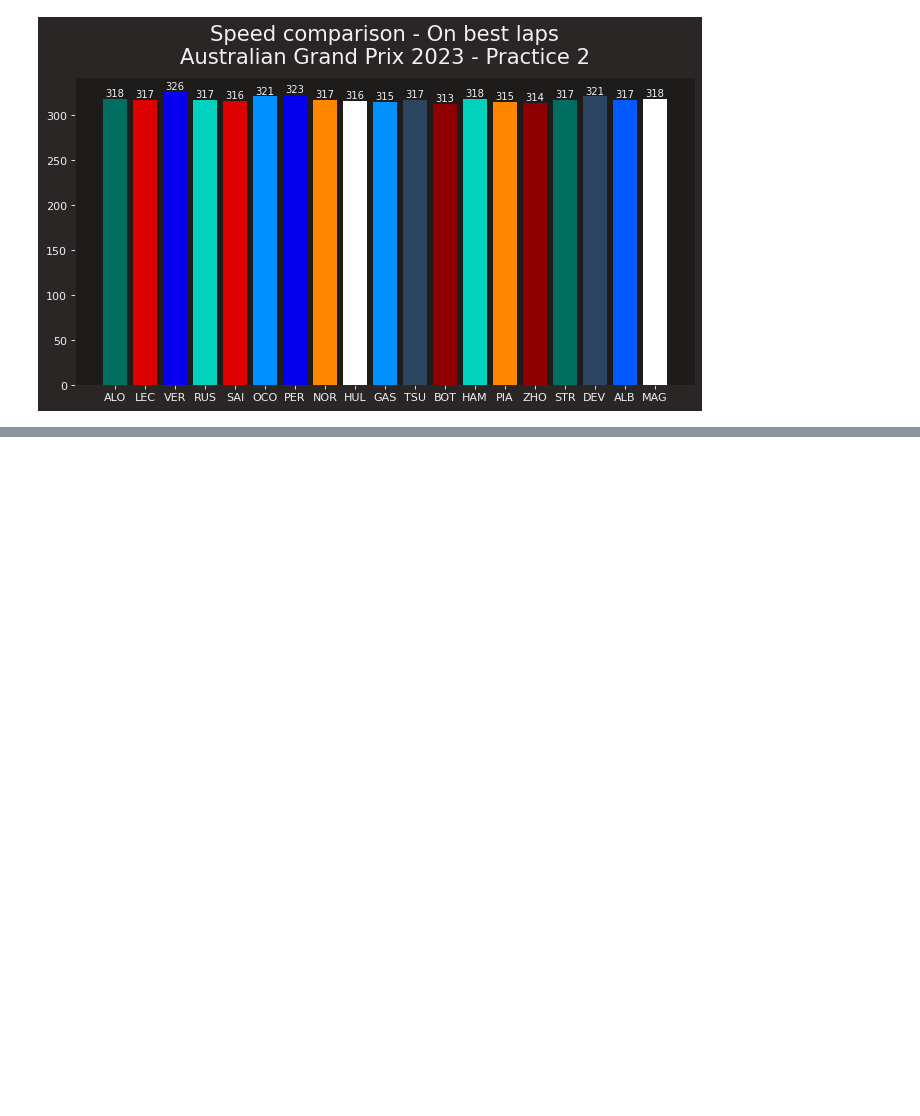
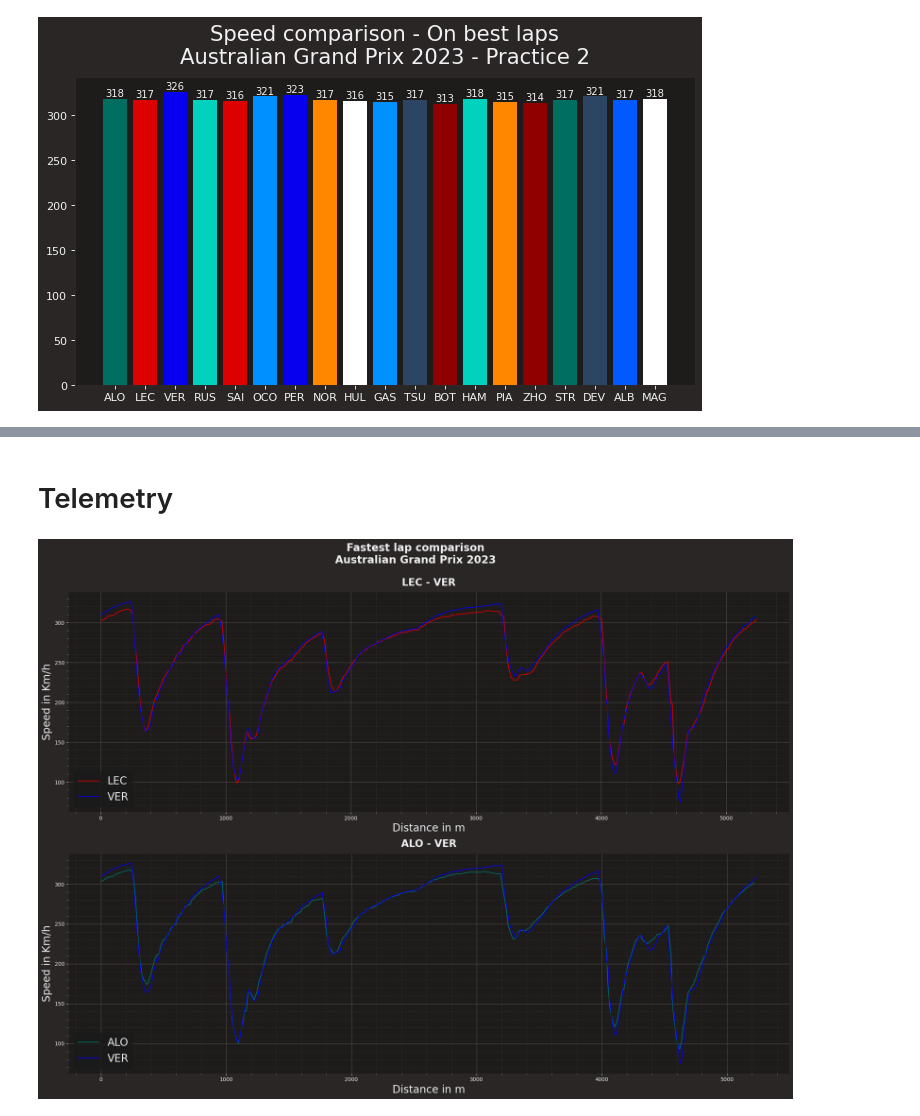
Before and after one commit to Rick8998/Australia2023F1, a Jupyter notebook: SessionAnalysis/fp2.ipynb, the cells around one changed output, grey strips where cells are left out. Cells and saved outputs as stored; diff of their text form; code cells hidden in the pictures; blank space fills up the shorter version.

```diff
--- a/SessionAnalysis/fp2.ipynb
+++ b/SessionAnalysis/fp2.ipynb
@@ -192,0 +286,53 @@ plt.show()
+# %% [markdown]
+# Telemetry
+# %%
+import matplotlib.pyplot as plt
+import fastf1.plotting
+
+ff1.plotting.setup_mpl()
+
+lec_lap = fp.laps.pick_driver('LEC').pick_fastest()
+ver_lap = fp.laps.pick_driver('VER').pick_fastest()
+alo_lap = fp.laps.pick_driver('ALO').pick_fastest()
+#ham_lap = fp.laps.pick_driver('HAM').pick_fastest()
+
+lec_tel = lec_lap.get_car_data().add_distance()
+ver_tel = ver_lap.get_car_data().add_distance()
+alo_tel = alo_lap.get_car_data().add_distance()
+#ham_tel = ham_lap.get_car_data().add_distance()
+
+ferr_color = ff1.plotting.team_color('FER')
+rbr_color = ff1.plotting.team_color('RBR')
+aston_color = ff1.plotting.team_color('AMR')
+#merc_color = ff1.plotting.team_color('MER')
+
+fig1, ax1 = plt.subplots(2)
+fig1.set_figheight(15)
+fig1.set_figwidth(20)
+ax1[0].plot(lec_tel['Distance'], lec_tel['Speed'], color = ferr_color, label = 'LEC')
+ax1[0].plot(ver_tel['Distance'], ver_tel['Speed'], color = rbr_color, label = 'VER')
+
+ax1[0].set_xlabel('Distance in m', size=20)
+ax1[0].set_ylabel('Speed in Km/h', size=20)
+
+ax1[0].legend(prop={'size': 20})
+ax1[0].set_title(f"{lec_lap['Driver']} - {ver_lap['Driver']}", fontweight = "bold", ha='center')
+
+
+ax1[1].plot(alo_tel['Distance'], alo_tel['Speed'], color = aston_color, label = 'ALO')
+ax1[1].plot(ver_tel['Distance'], ver_tel['Speed'], color = rbr_color, label = 'VER')
+
+ax1[1].set_xlabel('Distance in m', size=20)
+ax1[1].set_ylabel('Speed in Km/h', size=20)
+
+ax1[1].legend(prop={'size': 20})
+ax1[1].set_title(f"{alo_lap['Driver']} - {ver_lap['Driver']}", fontweight = "bold", ha='center')
+
+fig1.suptitle(f"Fastest lap comparison\n"
+             f"{fp.event['EventName']} {fp.event.year}\n", size = 20, weight='bold', ha='center')
+#plt.subplots_adjust(top=0.85)
+fig1.tight_layout()
+
+plt.show()
+# %% [output]
+[figure, added]
```
Also changed, not shown: parts of 3 cells of this notebook.
